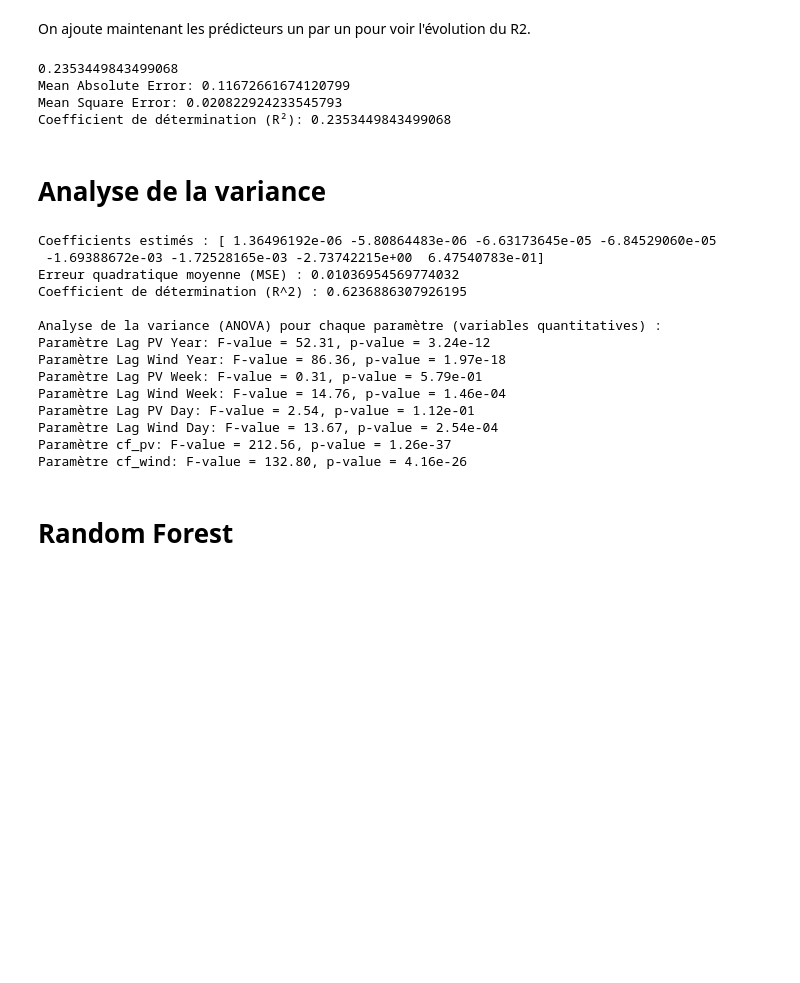
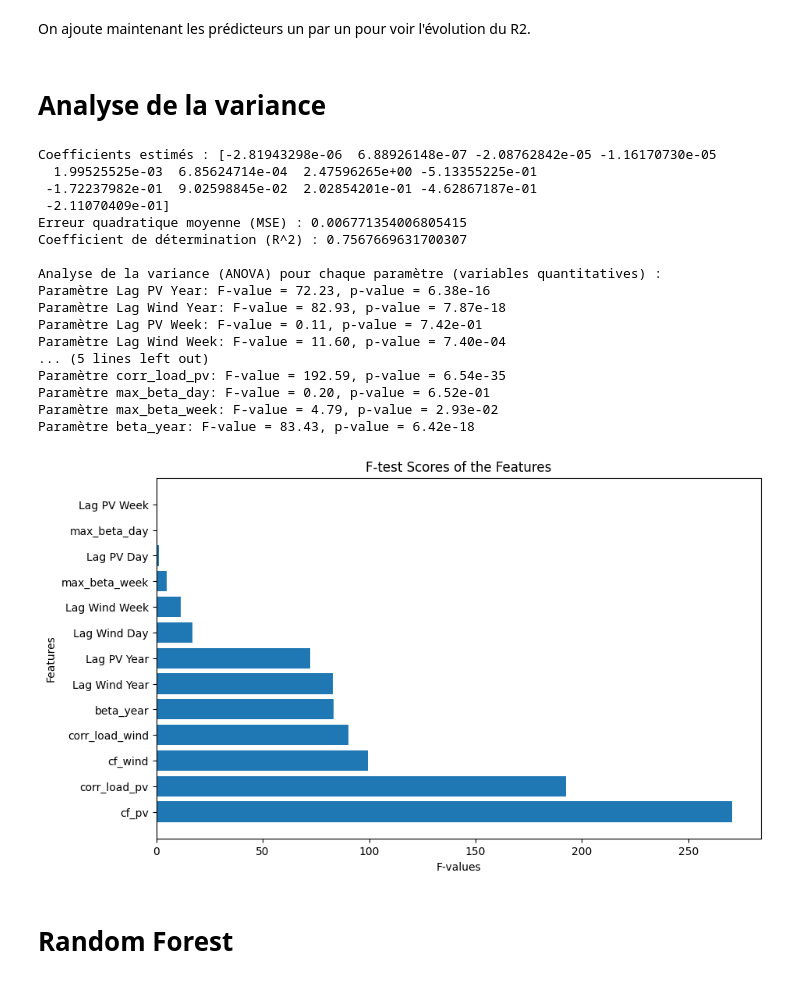
Before and after one commit to jus6du/wavelet_decomposition, a Jupyter notebook: optim_mix/8_statistical_analysis.ipynb, the cells around one changed output. Cells and saved outputs as stored; diff of their text form; code cells hidden in the pictures; blank space fills up the shorter version.

```diff
--- a/optim_mix/8_statistical_analysis.ipynb
+++ b/optim_mix/8_statistical_analysis.ipynb
@@ -196,33 +265,28 @@ Coefficient de détermination (R²): 0.7215317208389387
 # %% [markdown]
 On ajoute maintenant les prédicteurs un par un pour voir l'évolution du R2.
 # %%
-dataset = result
-X = dataset[['cf_wind']]
-y = dataset['share_pv']
+# dataset = result
+# X = dataset[['cf_wind']]
+# y = dataset['share_pv']
 
-model = LinearRegression()
-model.fit(X, y)
-model.score(X, y)  # R²
-print(model.score(X, y))
-share_predict = model.predict(X)
+# model = LinearRegression()
+# model.fit(X, y)
+# model.score(X, y)  # R²
+# print(model.score(X, y))
+# share_predict = model.predict(X)
 
-coef = model.coef_
-a = model.intercept_
+# coef = model.coef_
+# a = model.intercept_
 
-dataset['Prediction share PV'] = share_predict
-# Model Evaluation
-meanAbErr = metrics.mean_absolute_error(y, share_predict)
-meanSqErr = metrics.mean_squared_error(y, share_predict)
-rootMeanSqErr = np.sqrt(metrics.mean_squared_error(y, share_predict))
+# dataset['Prediction share PV'] = share_predict
+# # Model Evaluation
+# meanAbErr = metrics.mean_absolute_error(y, share_predict)
+# meanSqErr = metrics.mean_squared_error(y, share_predict)
+# rootMeanSqErr = np.sqrt(metrics.mean_squared_error(y, share_predict))
 
-print('Mean Absolute Error:', meanAbErr)
-print('Mean Square Error:', meanSqErr)
-print(f'Coefficient de détermination (R²): {model.score(X, y)}')
+# print('Mean Absolute Error:', meanAbErr)
+# print('Mean Square Error:', meanSqErr)
+# print(f'Coefficient de détermination (R²): {model.score(X, y)}')
-# %% [output]
-0.2353449843499068
-Mean Absolute Error: 0.11672661674120799
-Mean Square Error: 0.020822924233545793
-Coefficient de détermination (R²): 0.2353449843499068
 # %% [markdown]
 # Analyse de la variance
 # %%
@@ -234,45 +298,58 @@ from sklearn.feature_selection import f_regression
 
 # Séparation des données en ensembles d'entraînement et de test
 X_train, X_test, y_train, y_test = train_test_split(X, y, test_size=0.2, random_state=0)
 
 # Initialisation du modèle de régression linéaire
 model = LinearRegression()
 
 # Entraînement du modèle
 model.fit(X_train, y_train)
 
 # Prédiction sur l'ensemble de test
 y_pred = model.predict(X_test)
 
 # Évaluation des performances du modèle
 mse = mean_squared_error(y_test, y_pred)
 r2 = r2_score(y_test, y_pred)
 
 # Analyse de la variance (ANOVA) dans le contexte de la régression linéaire
 f_values, p_values = f_regression(X, y)
 
 # Affichage des résultats
 print("Coefficients estimés :", model.coef_)
 print("Erreur quadratique moyenne (MSE) :", mse)
 print("Coefficient de détermination (R^2) :", r2)
 print("\nAnalyse de la variance (ANOVA) pour chaque paramètre (variables quantitatives) :")
 for i, col in enumerate(X.columns):
     print(f"Paramètre {col}: F-value = {f_values[i]:.2f}, p-value = {p_values[i]:.2e}")
+
+plt.figure(figsize=(10, 6))
+indices = np.argsort(f_values)[::-1]
+plt.barh(range(X.shape[1]), f_values[indices], align="center")
+plt.yticks(range(X.shape[1]), X.columns[indices])
+plt.ylabel('Features')
+plt.xlabel('F-values')
+plt.title('F-test Scores of the Features')
+plt.show()
 # %% [output]
-Coefficients estimés : [ 1.36496192e-06 -5.80864483e-06 -6.63173645e-05 -6.84529060e-05
- -1.69388672e-03 -1.72528165e-03 -2.73742215e+00  6.47540783e-01]
-Erreur quadratique moyenne (MSE) : 0.01036954569774032
-Coefficient de détermination (R^2) : 0.6236886307926195
+Coefficients estimés : [-2.81943298e-06  6.88926148e-07 -2.08762842e-05 -1.16170730e-05
+  1.99525525e-03  6.85624714e-04  2.47596265e+00 -5.13355225e-01
+ -1.72237982e-01  9.02598845e-02  2.02854201e-01 -4.62867187e-01
+ -2.11070409e-01]
+Erreur quadratique moyenne (MSE) : 0.006771354006805415
+Coefficient de détermination (R^2) : 0.7567669631700307
 
 Analyse de la variance (ANOVA) pour chaque paramètre (variables quantitatives) :
-Paramètre Lag PV Year: F-value = 52.31, p-value = 3.24e-12
-Paramètre Lag Wind Year: F-value = 86.36, p-value = 1.97e-18
-Paramètre Lag PV Week: F-value = 0.31, p-value = 5.79e-01
-Paramètre Lag Wind Week: F-value = 14.76, p-value = 1.46e-04
-Paramètre Lag PV Day: F-value = 2.54, p-value = 1.12e-01
-Paramètre Lag Wind Day: F-value = 13.67, p-value = 2.54e-04
-Paramètre cf_pv: F-value = 212.56, p-value = 1.26e-37
-Paramètre cf_wind: F-value = 132.80, p-value = 4.16e-26
+Paramètre Lag PV Year: F-value = 72.23, p-value = 6.38e-16
+Paramètre Lag Wind Year: F-value = 82.93, p-value = 7.87e-18
+Paramètre Lag PV Week: F-value = 0.11, p-value = 7.42e-01
+Paramètre Lag Wind Week: F-value = 11.60, p-value = 7.40e-04
+... (5 lines left out)
+Paramètre corr_load_pv: F-value = 192.59, p-value = 6.54e-35
+Paramètre max_beta_day: F-value = 0.20, p-value = 6.52e-01
+Paramètre max_beta_week: F-value = 4.79, p-value = 2.93e-02
+Paramètre beta_year: F-value = 83.43, p-value = 6.42e-18
+[figure, added]
 # %% [markdown]
 # Random Forest
 # %%
```
Also changed, not shown: parts of 16 cells of this notebook, 11 other files.
